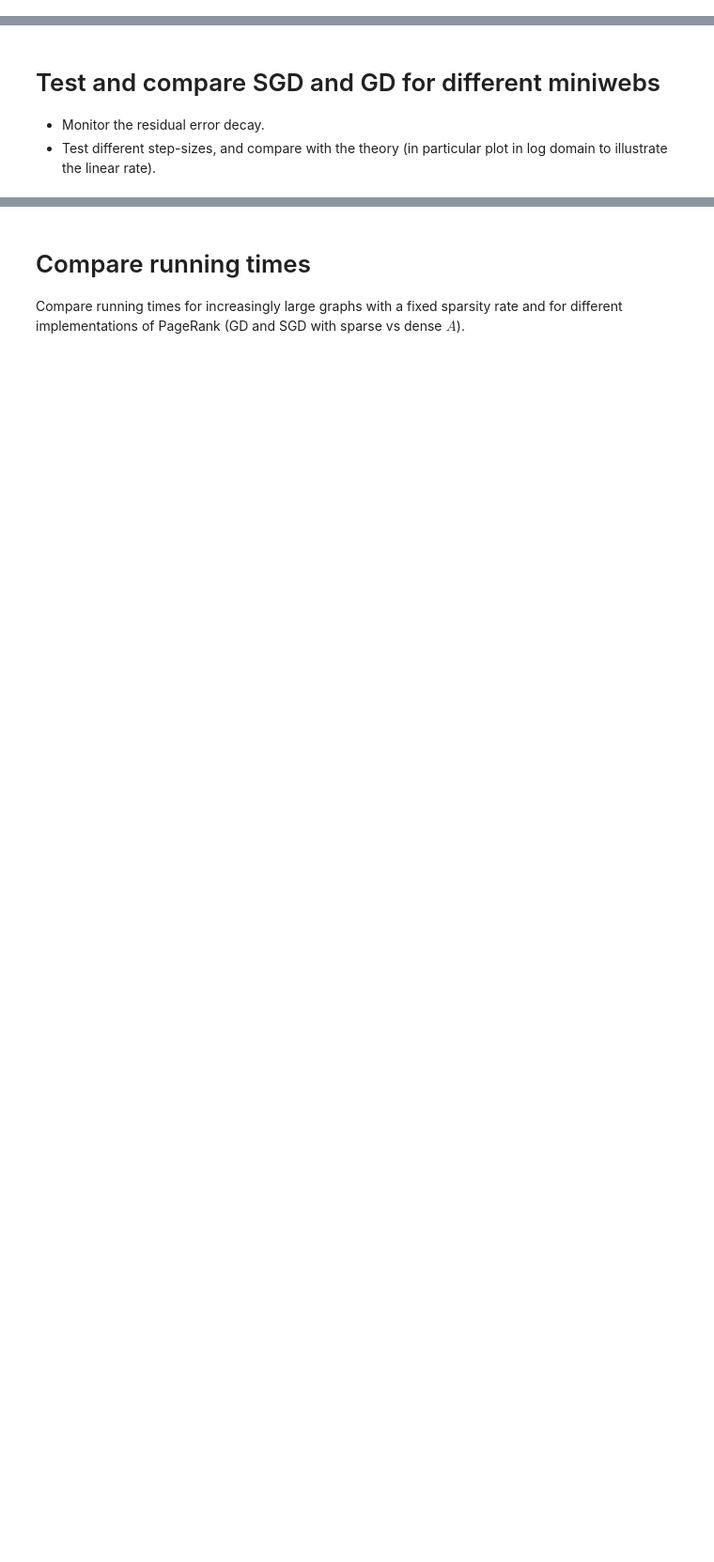
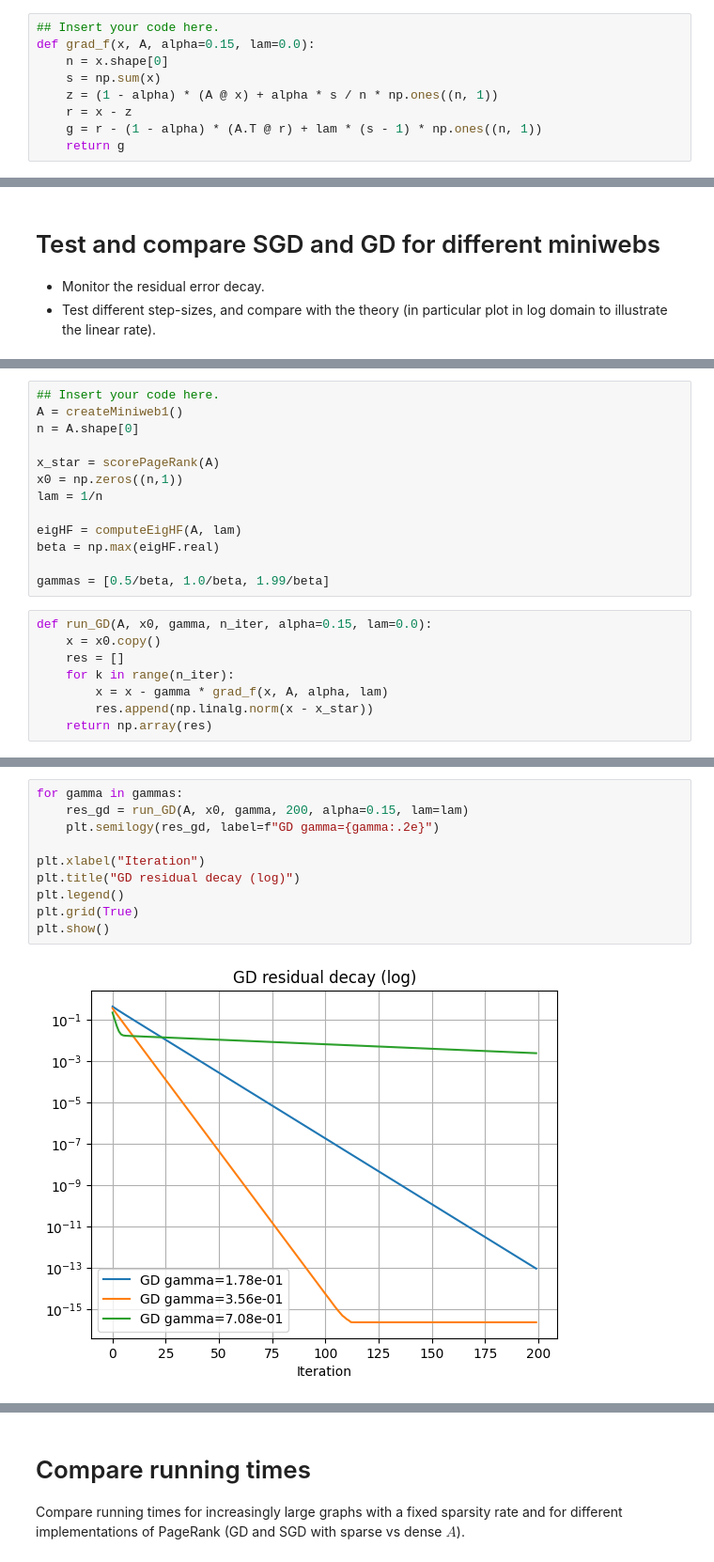
Before and after one commit to 1MrazorT1/Optimisation-stochastique-pour-l-apprentissage, a Jupyter notebook: TP PageRank/pagerank_sgd.ipynb, the cells around one changed output, grey strips where cells are left out. Shown at 94% size. Saved outputs shown, nothing was run; the diff lists cells and outputs as text; blank space fills up the shorter version.

```diff
--- a/TP PageRank/pagerank_sgd.ipynb
+++ b/TP PageRank/pagerank_sgd.ipynb
@@ -133,3 +131,12 @@ where $s=\sum_{i=1}^n x[i]$ and $z=(1-\alpha)Ax + \alpha s/n$.
+# %%
+## Insert your code here.
+def grad_f(x, A, alpha=0.15, lam=0.0):
+    n = x.shape[0]
+    s = np.sum(x)
+    z = (1 - alpha) * (A @ x) + alpha * s / n * np.ones((n, 1))
+    r = x - z
+    g = r - (1 - alpha) * (A.T @ r) + lam * (s - 1) * np.ones((n, 1))
+    return g
 # %% [markdown]
 # Stochastic Gradient Descent
 The PageRank optimization objective can be equivalently written as
@@ -159,0 +178,21 @@ with $a_i = A[i,:]^\top$. Computing $\nabla f_i(x)$ costs $O(n)$ per iteration.
+# %%
+## Insert your code here.
+A = createMiniweb1()
+n = A.shape[0]
+
+x_star = scorePageRank(A)
+x0 = np.zeros((n,1))
+lam = 1/n
+
+eigHF = computeEigHF(A, lam)
+beta = np.max(eigHF.real)
+
+gammas = [0.5/beta, 1.0/beta, 1.99/beta]
+# %%
+def run_GD(A, x0, gamma, n_iter, alpha=0.15, lam=0.0):
+    x = x0.copy()
+    res = []
+    for k in range(n_iter):
+        x = x - gamma * grad_f(x, A, alpha, lam)
+        res.append(np.linalg.norm(x - x_star))
+    return np.array(res)
@@ -159,0 +209,12 @@ with $a_i = A[i,:]^\top$. Computing $\nabla f_i(x)$ costs $O(n)$ per iteration.
+# %%
+for gamma in gammas:
+    res_gd = run_GD(A, x0, gamma, 200, alpha=0.15, lam=lam)
+    plt.semilogy(res_gd, label=f"GD gamma={gamma:.2e}")
+
+plt.xlabel("Iteration")
+plt.title("GD residual decay (log)")
+plt.legend()
+plt.grid(True)
+plt.show()
+# %% [output]
+[figure, added]
```
Also changed, not shown: parts of 11 cells of this notebook.
